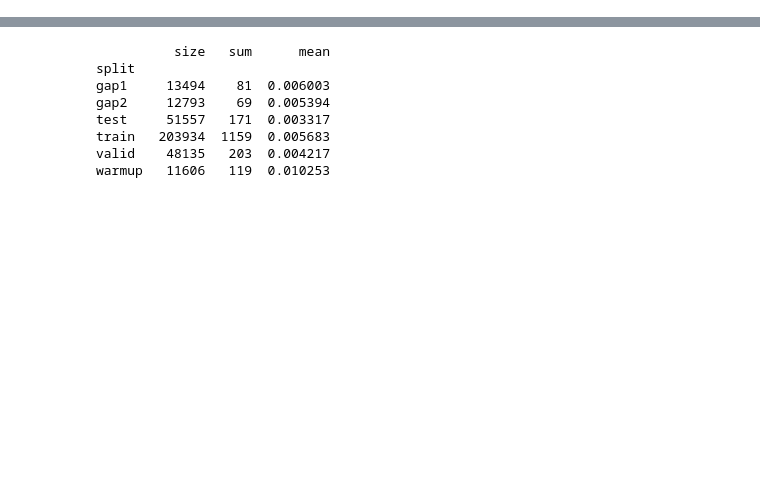
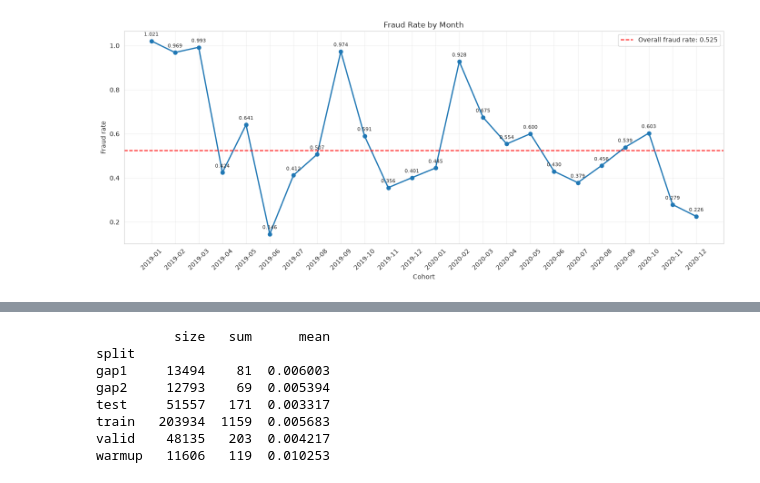
Before and after one commit to bmservilha/nuvemshop_case, a Jupyter notebook: notebooks/1_EDA.ipynb, the cells around one changed output, grey strips where cells are left out. Saved outputs shown, nothing was run; the diff lists cells and outputs as text; code cells hidden in the pictures; blank space fills up the shorter version.

```diff
--- a/notebooks/1_EDA.ipynb
+++ b/notebooks/1_EDA.ipynb
@@ -23,0 +70,2 @@ raw.head()
+# %%
+raw = raw.drop_duplicates()
@@ -23,0 +94,5 @@ raw.head()
+# %%
+raw['amount'] = pd.to_numeric(raw["amount"].astype(str).str.replace(",", ".", regex=False))
+
+raw["cohort"] = pd.to_datetime(raw["created_at"], utc=True).dt.strftime("%Y-%m")
+raw["day"] = pd.to_datetime(raw["created_at"], utc=True).dt.strftime("%Y-%m-%d")
@@ -24,5 +101,5 @@ raw.head()
 # %%
-raw= raw.reset_index(drop=True)
+raw = raw.reset_index(drop=True)
 raw["row_orig"] = raw.index
-raw = raw.sort_values(["created_at", "row_orig"]).reset_index(drop=True)
+raw = raw.sort_values(["created_at", "row_orig"]).reset_index(drop=True).drop(["row_orig"], axis=1)
 raw["txn_id"] = raw.index
@@ -28,0 +112,37 @@ raw["txn_id"] = raw.index
+# %%
+monthly_fraud = raw.groupby("cohort")["is_fraud"].mean().sort_index() * 100
+overall_fraud_rate = raw["is_fraud"].mean() * 100
+
+x = monthly_fraud.index.astype(str).tolist()
+y = monthly_fraud.to_numpy(dtype=float)
+
+fig, ax = plt.subplots(figsize=(14, 6))
+ax.plot(x, y, marker="o", linewidth=2)
+
+for i, (month, rate) in enumerate(monthly_fraud.items()):
+    ax.annotate(
+        f"{rate:.3f}",
+        (x[i], float(rate)),
+        textcoords="offset points",
+        xytext=(0, 8),
+        ha="center",
+        fontsize=8,
+    )
+
+ax.set_title("Fraud Rate by Month")
+ax.set_xlabel("Cohort")
+ax.set_ylabel("Fraud rate")
+ax.axhline(
+    overall_fraud_rate,
+    color="red",
+    linestyle="--",
+    linewidth=1.5,
+    label=f"Overall fraud rate: {overall_fraud_rate:.3f}",
+)
+ax.legend(loc="upper right")
+ax.tick_params(axis="x", rotation=45)
+ax.grid(True, alpha=0.3)
+plt.tight_layout()
+plt.show()
+# %% [output]
+[figure, added]
```
Also changed, not shown: parts of 49 cells of this notebook, 2 other files.
